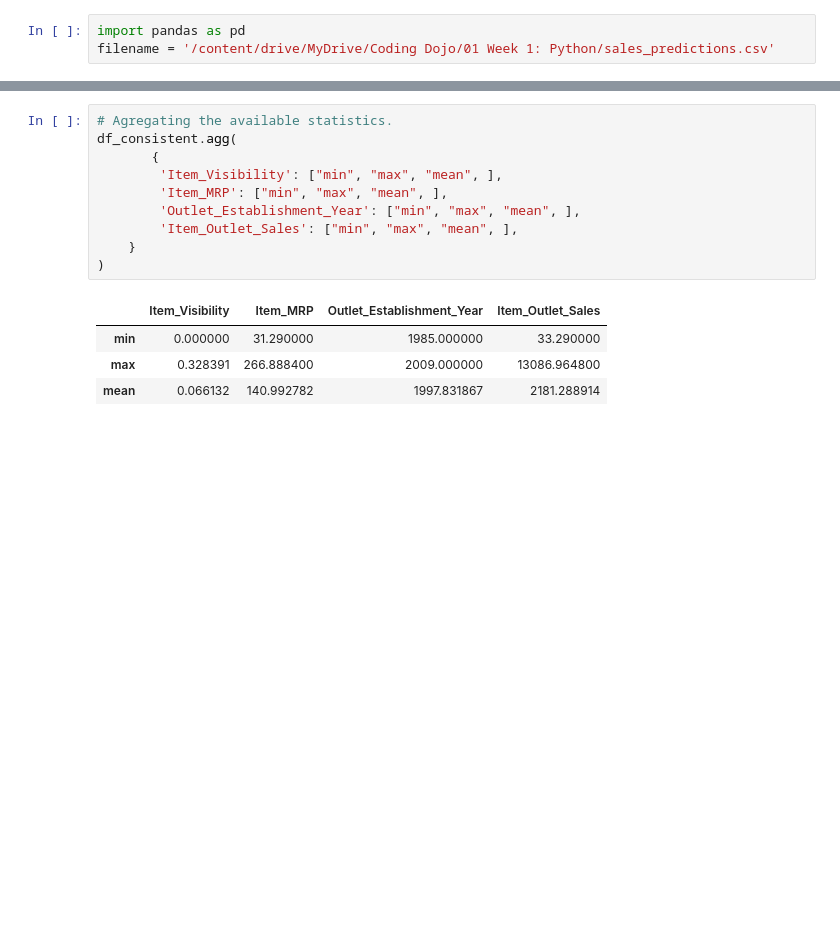
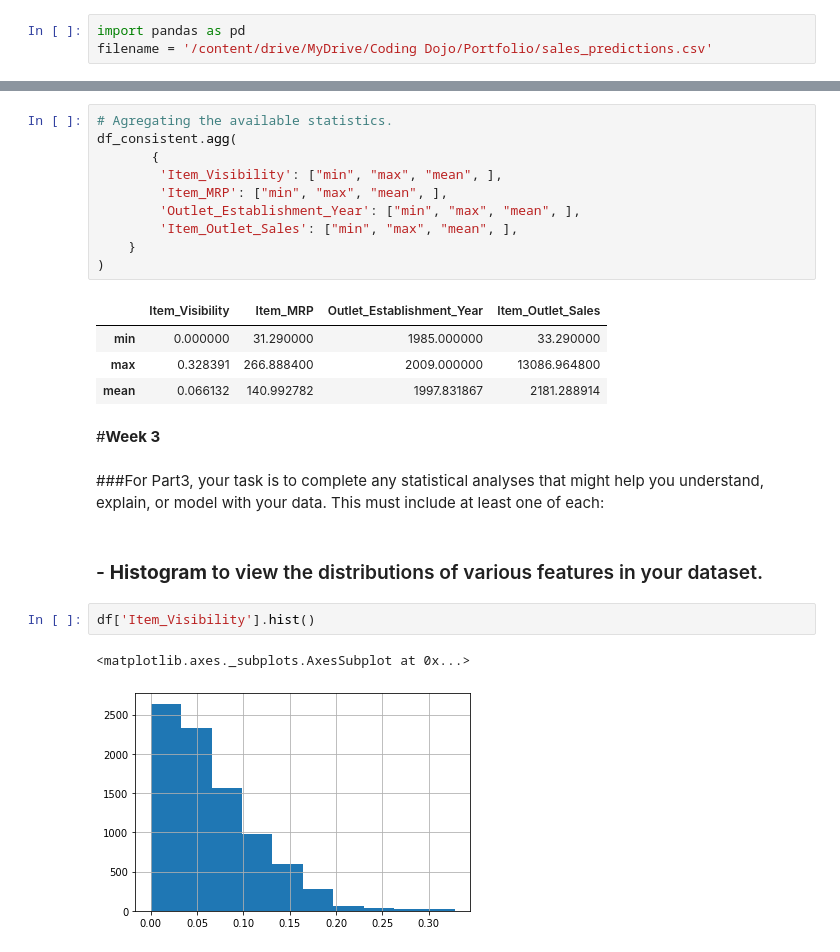
Before and after one commit to Olmaro/Olmaro, a Jupyter notebook: food_sales_predictions.ipynb, the cells around one changed output, grey strips where cells are left out. Saved outputs shown, nothing was run; the diff lists cells and outputs as text; blank space fills up the shorter version.

```diff
--- a/food_sales_predictions.ipynb
+++ b/food_sales_predictions.ipynb
@@ -11,7 +11,7 @@ food_sales_predictions
 from google.colab import drive
 # %%
 import pandas as pd
-filename = '/content/drive/MyDrive/Coding Dojo/01 Week 1: Python/sales_predictions.csv'
+filename = '/content/drive/MyDrive/Coding Dojo/Portfolio/sales_predictions.csv'
 # %%
 df = pd.read_csv(filename)
 df.head()
@@ -216,3 +214,14 @@ df_consistent.agg(
 | min | 0.000000 | 31.290000 | 1985.000000 | 33.290000 |
 | max | 0.328391 | 266.888400 | 2009.000000 | 13086.964800 |
 | mean | 0.066132 | 140.992782 | 1997.831867 | 2181.288914 |
+# %% [markdown]
+#**Week 3**
+# %% [markdown]
+###For Part3, your task is to complete any statistical analyses that might help you understand, explain, or model with your data. This must include at least one of each:
+# %% [markdown]
+### - **Histogram** to view the distributions of various features in your dataset.
+# %%
+df['Item_Visibility'].hist()
+# %% [output]
+<matplotlib.axes._subplots.AxesSubplot at 0x...>
+[figure, added]
```
Also changed, not shown: parts of 20 cells of this notebook.
